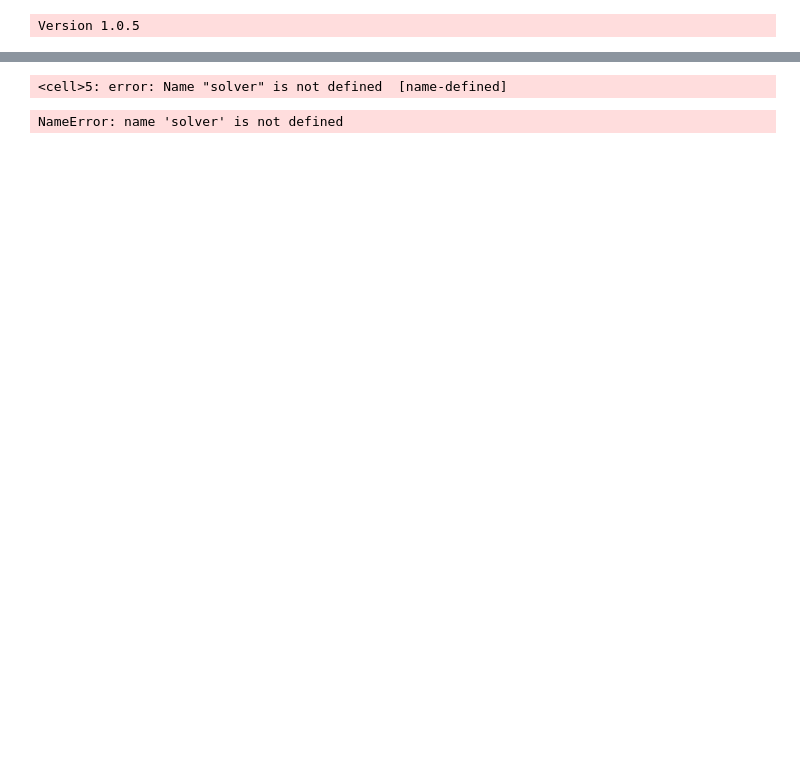
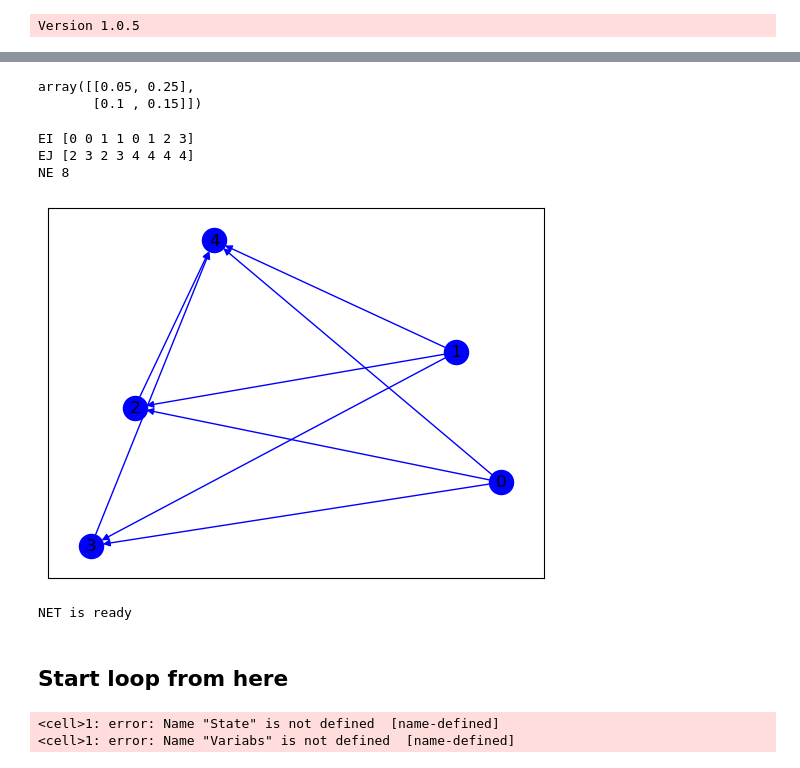
Before and after one commit to RoieEzraty/Network_combine, a Jupyter notebook: Network_main.ipynb, the cells around one changed output, grey strips where cells are left out. Saved outputs shown, nothing was run; the diff lists cells and outputs as text; code cells hidden in the pictures; blank space fills up the shorter version.

Commit message:
continued got to State solve_flow_until_conv

```diff
--- a/Network_main.ipynb
+++ b/Network_main.ipynb
@@ -55,4 +57,4 @@ use_p_tag: bool = True
 # %%
 ## Assign input and output nodes a.f.o lattice size and row choice
-input_nodes_lst, ground_nodes_lst, output_nodes_lst = matrix_functions.build_input_output_and_ground(Nin, Nout)
+input_nodes_arr, ground_nodes_arr, output_nodes_arr = matrix_functions.build_input_output_and_ground(Nin, Nout)
 # %%
@@ -66,21 +68,21 @@ ground_nodes_lst  [4]
 # %%
 ## Variables class - mostly user choices
 Variabs = User_Variables(iterations,\
-                         input_nodes_lst, \
-                         output_nodes_lst, \
-                         ground_nodes_lst, \
                          Nin, \
                          Nout, \
                          alpha_vec, \
                          gamma, \
-                         task_type, \
                          R_update, \
                          use_p_tag, \
                          supress_prints, \
                          bc_noise)
+
+Variabs.create_M(M_values)
+# %%
+Variabs.M
+# %% [output]
+array([[0.05, 0.25],
+       [0.1 , 0.15]])
 # %%
 ## Big Class containing all classes in Network Simulation
 BigClass = Big_Class(Variabs)
-# %% [output]
-<cell>5: error: Name "solver" is not defined  [name-defined]
-NameError: name 'solver' is not defined
@@ -89,0 +89,36 @@ BigClass.assign_solver(solver)
+# %%
+## Structure class - build incidence matrices and 1d arrays of edges
+
+Strctr = Network_Structure(input_nodes_arr, \
+                           output_nodes_arr, \
+                           ground_nodes_arr,)
+Strctr.build_incidence()
+Strctr.build_edges()
+BigClass.add_Strctr(Strctr)  # add to big class
+# # Identify edges at connections of cells and at boundaries for ease of use
+# Strctr.Boundaries_and_connections(BigClass)
+# %% [output]
+EI [0 0 1 1 0 1 2 3]
+EJ [2 3 2 3 4 4 4 4]
+NE 8
+# %%
+## Initiate internal flow network state class
+
+State = Network_State(Nin, Nout)
+BigClass.add_State(State)  # add to big class
+# %%
+## build network graphics class and plot structure
+
+NET = Networkx_Net(scale, squish)
+NET.buildNetwork(BigClass)
+NET.build_pos_lattice(BigClass, plot=True, node_labels=True)
+# pos_lattice = NETfuncs.plotNetStructure(NET.NET, plot='yes', node_labels=False)  # position lattice, datatype of networkx
+# position lat. dtype=networkx
+# pos_lattice = NETfuncs.plotNetStructure(NET.NET, layout='oneCol', plot='no', node_labels=True)
+# print(NET.pos_lattice)
+BigClass.add_NET(NET)  # add to big class
+# %% [output]
+[figure, added]
+NET is ready
+# %% [markdown]
+## Start loop from here
@@ -89,0 +127,5 @@ BigClass.assign_solver(solver)
+# %%
+State.draw_p_in_and_desired(Variabs)
+# %% [output]
+<cell>1: error: Name "State" is not defined  [name-defined]
+<cell>1: error: Name "Variabs" is not defined  [name-defined]
```
Also changed, not shown: parts of 12 cells of this notebook, 8 other files.
